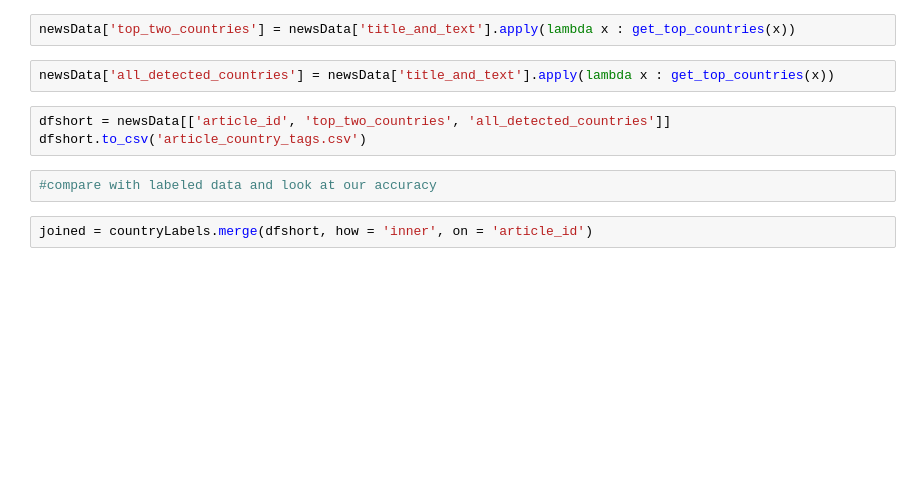
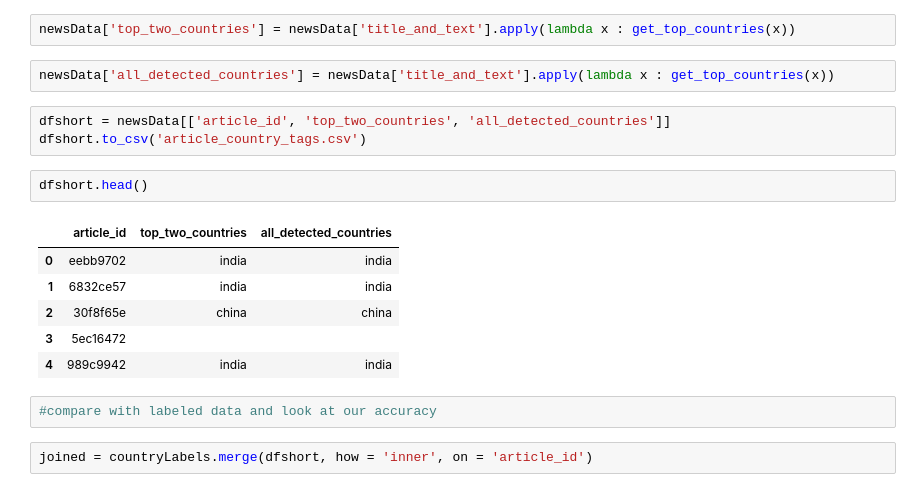
Before and after one commit to ychen131/iap-datadive-2018, a Jupyter notebook: Notebooks/tagging_exploration.ipynb, the cells around one changed output. Cells and saved outputs as stored; diff of their text form; blank space fills up the shorter version.

```diff
--- a/Notebooks/tagging_exploration.ipynb
+++ b/Notebooks/tagging_exploration.ipynb
@@ -59,6 +59,15 @@ newsData['all_detected_countries'] = newsData['title_and_text'].apply(lambda x :
 # %%
 dfshort = newsData[['article_id', 'top_two_countries', 'all_detected_countries']]
 dfshort.to_csv('article_country_tags.csv')
+# %%
+dfshort.head()
+# %% [output]
+|  | article_id | top_two_countries | all_detected_countries |
+| 0 | eebb9702 | india | india |
+| 1 | 6832ce57 | india | india |
+| 2 | 30f8f65e | china | china |
+| 3 | 5ec16472 |  |  |
+| 4 | 989c9942 | india | india |
 # %%
 #compare with labeled data and look at our accuracy
 # %%
```
Also changed, not shown: parts of 3 cells of this notebook.
